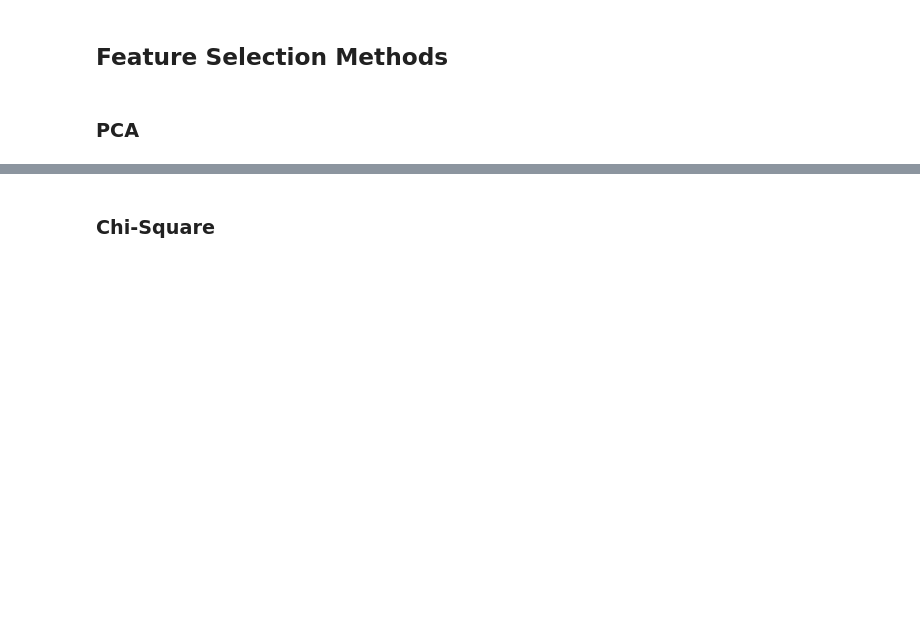
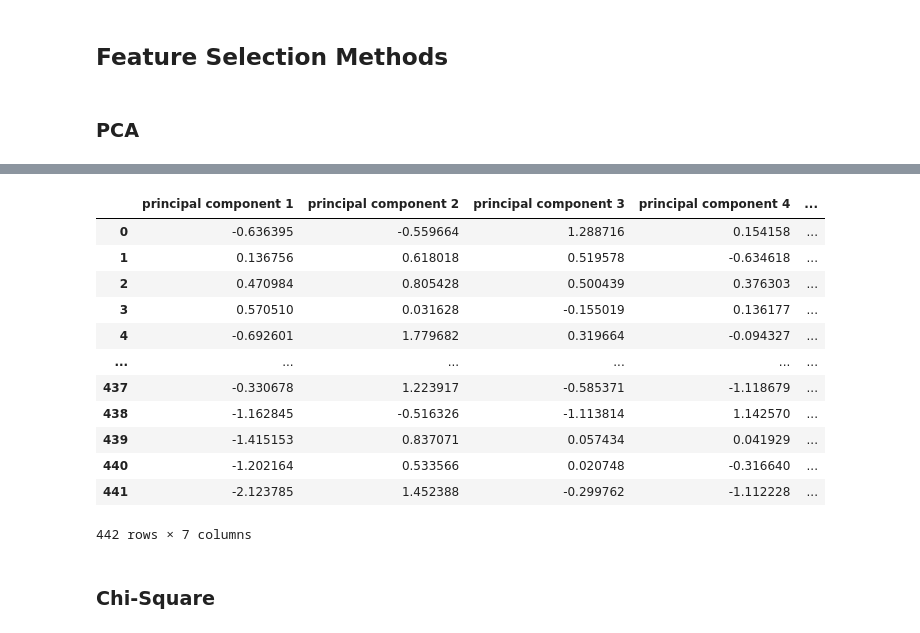
Before and after one commit to santiviquez/lie-detection, a Jupyter notebook: predictors_reliability.ipynb, the cells around one changed output, grey strips where cells are left out. Cells and saved outputs as stored; diff of their text form; code cells hidden in the pictures; blank space fills up the shorter version.

```diff
--- a/predictors_reliability.ipynb
+++ b/predictors_reliability.ipynb
@@ -274,3 +304,28 @@ plt.show()
+# %%
+principalComponents = PCA(n_components=6).fit_transform(feature_values_std)
+
+principalDf = pd.DataFrame(data = principalComponents,
+                           columns = ['principal component 1', 'principal component 2',
+                                      'principal component 3','principal component 4',
+                                      'principal component 5',  'principal component 6'])
+
+finalDf = pd.concat([principalDf, df[['CONDITION']]], axis = 1)
+
+finalDf
+# %% [output]
+|  | principal component 1 | principal component 2 | principal component 3 | principal component 4 | ... |
+| 0 | -0.636395 | -0.559664 | 1.288716 | 0.154158 | ... |
+| 1 | 0.136756 | 0.618018 | 0.519578 | -0.634618 | ... |
+| 2 | 0.470984 | 0.805428 | 0.500439 | 0.376303 | ... |
+| 3 | 0.570510 | 0.031628 | -0.155019 | 0.136177 | ... |
+| 4 | -0.692601 | 1.779682 | 0.319664 | -0.094327 | ... |
+| ... | ... | ... | ... | ... | ... |
+| 437 | -0.330678 | 1.223917 | -0.585371 | -1.118679 | ... |
+| 438 | -1.162845 | -0.516326 | -1.113814 | 1.142570 | ... |
+| 439 | -1.415153 | 0.837071 | 0.057434 | 0.041929 | ... |
+| 440 | -1.202164 | 0.533566 | 0.020748 | -0.316640 | ... |
+| 441 | -2.123785 | 1.452388 | -0.299762 | -1.112228 | ... |
+442 rows × 7 columns
 # %% [markdown]
 ### Chi-Square
 # %% [markdown]
```
Also changed, not shown: parts of 6 cells of this notebook.
